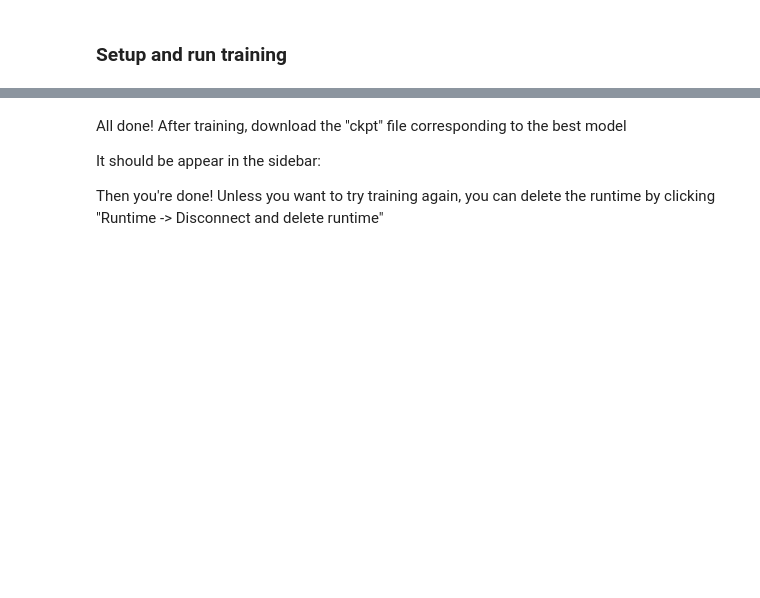
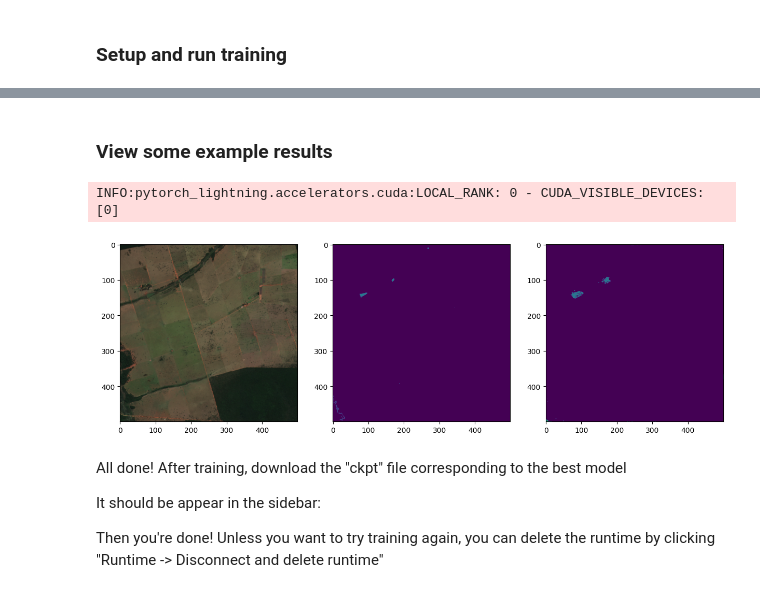
Before and after one commit to kysolvik/waterbodies-smp, a Jupyter notebook: waterbodies-smp/train/train_smp_unet.ipynb, the cells around one changed output, grey strips where cells are left out. Cells and saved outputs as stored; diff of their text form; code cells hidden in the pictures; blank space fills up the shorter version.

```diff
--- a/waterbodies-smp/train/train_smp_unet.ipynb
+++ b/waterbodies-smp/train/train_smp_unet.ipynb
@@ -374,3 +447,39 @@ trainer.fit(
+# %% [markdown]
+### View some example results
+# %%
+# Let's reload the model with the best results
+# Change the 'checkpoint_path' to match the .ckpt file that was saved in your files (pane on left)
+checkpoint_path = './epoch=46-step=705.ckpt'
+pred_model = ResModel.load_from_checkpoint(checkpoint_path, in_channels=4, out_classes=5, encoder_name='resnet34')
+# %%
+preds =  np.vstack(trainer.predict(pred_model, valid_loader))
+preds_maxclass = np.argmax(preds, axis=1)
+# %% [output]
+INFO:pytorch_lightning.accelerators.cuda:LOCAL_RANK: 0 - CUDA_VISIBLE_DEVICES: [0]
+# %%
+# Validation dataset for visualization
+valid_dataset_noscaling = Dataset(
+    x_valid_dir,
+    y_valid_dir,
+    classes=CLASSES,
+)
+# %%
+def vis_image_mask_pred(predictions, ds, i):
+    pred_mask = np.expand_dims(predictions[i], 2)
+    true_mask = np.array(ds[i]['mask'])
+    # Multiply by 1.5 to brighten the image
+    true_image_rgb = (1.5*np.array(ds[i]['image'][70:570, 70:570, [2, 1, 0]])).astype(int)
+    og_rows, og_cols = true_mask.shape[0], true_mask.shape[1]
+    # Display image, predicted mask, and acDr. Thoralf Meyertual masks side by side
+    fig, axs = plt.subplots(1, 3, figsize=(15, 12))
+    axs[0].imshow(true_image_rgb)
+    axs[1].imshow(true_mask,  vmax=len(CLASSES))
+    axs[2].imshow(pred_mask, vmax=len(CLASSES))
+    plt.show()
+# %%
+vis_image_mask_pred(preds_maxclass, valid_dataset_noscaling, 1)
+# %% [output]
+[figure, added]
 # %% [markdown]
 All done! After training, download the "ckpt" file corresponding to the best model
 
```
Also changed, not shown: parts of 17 cells of this notebook.
